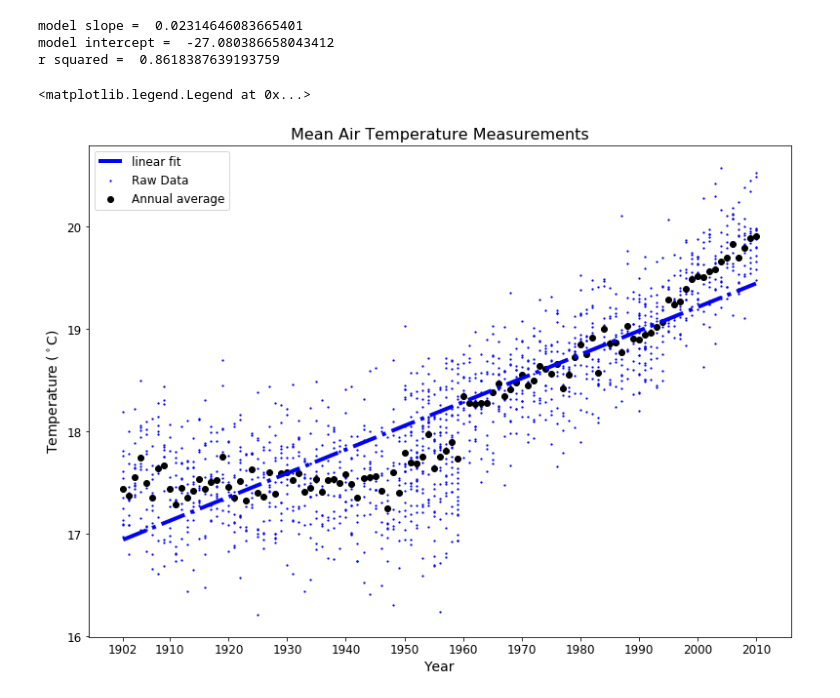
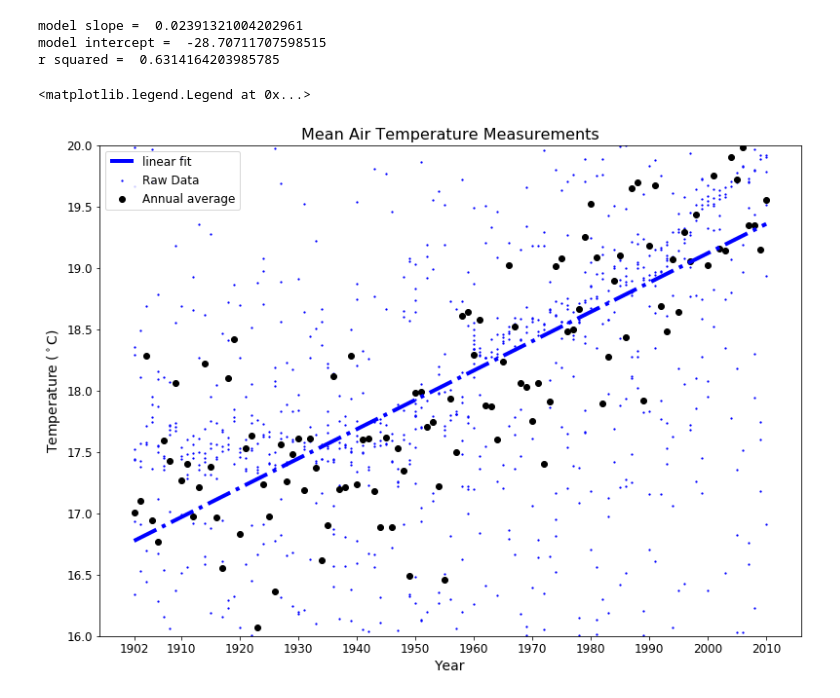
Before and after one commit to PacktWorkshops/The-Supervised-Learning-Workshop, a Jupyter notebook: Chapter 2 - Regression/Exercise_2_02.ipynb, the cells around one changed output. Drawn from its saved outputs; the diff is of its cells as text; code cells hidden in the pictures.

Commit message:
update for new data file

```diff
--- a/Chapter 2 - Regression/Exercise_2_02.ipynb
+++ b/Chapter 2 - Regression/Exercise_2_02.ipynb
@@ -24,9 +24,10 @@ df.head()
 #
 # roll up by year
 #
-df_group_year = df.groupby('Year').agg(['mean']).droplevel(1, axis = 1)
+df_group_year = df.groupby(['Year']).agg({'RgnAvTemp' : 'mean'})
 #
 # note that the .droplevel() method removes the multiindex
 # added by the .agg() method() to make things simpler
 # later on in our analysis
 #
+df_group_year.head(12)
@@ -35,3 +51,5 @@ df_group_year = df.groupby('Year').agg(['mean']).droplevel(1, axis = 1)
 # add the Year column so we can use that in a model
 #
 df_group_year['Year'] = df_group_year.index
+df_group_year = df_group_year.rename(columns = {'RgnAvTemp' : 'AvTemp'})
+df_group_year.head(20)
@@ -41,16 +78,16 @@ df_group_year['Year'] = df_group_year.index
 #
 linear_model = LinearRegression(fit_intercept = True)
 linear_model.fit(df_group_year['Year'].values.reshape((-1, 1)),
-                 df_group_year.Temperature)
+                 df_group_year.AvTemp)
 print('model slope = ', linear_model.coef_[0])
 print('model intercept = ', linear_model.intercept_)
 r2 = linear_model.score(df_group_year['Year'].values.reshape((-1, 1)),
-                 df_group_year.Temperature)
+                 df_group_year.AvTemp)
 print('r squared = ', r2)
 # %% [output]
-model slope =  0.02314646083665401
-model intercept =  -27.080386658043412
-r squared =  0.8618387639193759
+model slope =  0.02391321004202961
+model intercept =  -28.70711707598515
+r squared =  0.6314164203985785
 # %%
 #
 # generate predictions for visualization
@@ -65,37 +102,38 @@ ax = fig.add_axes([1, 1, 1, 1]);
 #
 raw_plot_data = df[df.Year > 1901]
 ax.scatter(raw_plot_data.Year,
-           raw_plot_data.Temperature,
+           raw_plot_data.RgnAvTemp,
            label = 'Raw Data', c = 'blue',
            s = 1.5)
 #
 # Annual averages
 #
 ax.scatter(df_group_year.Year,
-           df_group_year.Temperature,
+           df_group_year.AvTemp,
            label = 'Annual average', c = 'k')
 #
 # linear fit
 #
 ax.plot(pred_X, pred_Y,
         c = "blue",
         linestyle = '-.',
         linewidth = 4,
         label = 'linear fit')
 #
 ax.set_title('Mean Air Temperature Measurements',
              fontsize = 16)
 #
 # make the ticks include the first and last years
 #
 tick_years = [1902] + list(range(1910, 2011, 10))
 ax.set_xlabel('Year',
               fontsize = 14)
 ax.set_ylabel('Temperature ($^\circ$C)',
               fontsize = 14)
+ax.set_ylim(16, 20)
 ax.set_xticks(tick_years)
 ax.tick_params(labelsize = 12)
 ax.legend(fontsize = 12)
 # %% [output]
 <matplotlib.legend.Legend at 0x...>
-[figure, old version]
+[figure, new version]
```
Also changed, not shown: parts of 3 cells of this notebook.
